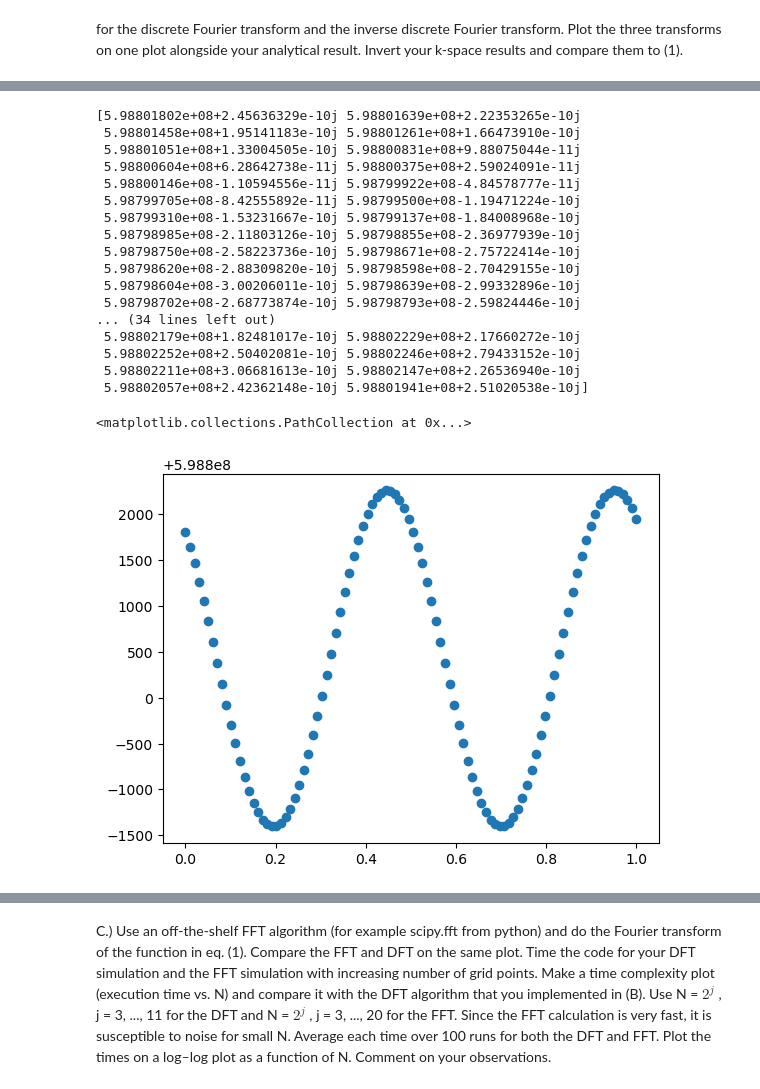
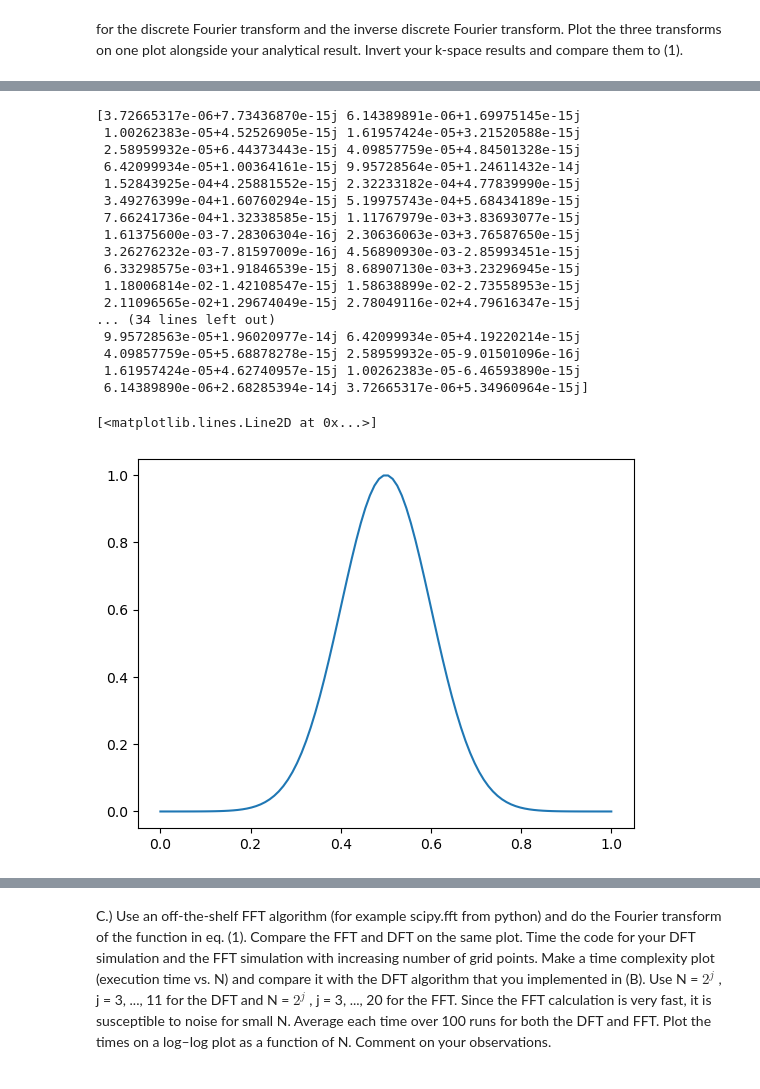
Before and after one commit to PolishJacob/ASTR5900_Projects, a Jupyter notebook: HW_05/Fourier.ipynb, the cells around one changed output, grey strips where cells are left out. Cells and saved outputs as stored; diff of their text form; code cells hidden in the pictures.

```diff
--- a/HW_05/Fourier.ipynb
+++ b/HW_05/Fourier.ipynb
@@ -26,7 +31,7 @@ def discrete_fourier(n_val):
     n_arr = m_arr
     Xm_arr = np.array([])
     for m in m_arr:
-        Xm = np.sum(np.exp((-50 * x_arr**2 + 50 * x_arr - (25/2)) - ((1J * 2 * np.pi * m * n_arr) / n_val)))
+        Xm = np.sum(np.exp((-50 * (x_arr - 0.5)**2) - ((1J * 2 * np.pi * m * n_arr) / n_val)))
         Xm_arr = np.append(Xm_arr, Xm)
 
     return x_arr, Xm_arr
@@ -39,7 +44,7 @@ def inverse_discrete_fourier(Xm_arr, n_val):
     n_arr = m_arr
     xn_arr = np.array([])
     for n in n_arr:
-        xn = np.sum(np.exp(Xm_arr + ((1J * 2 * np.pi * n * m_arr) / n_val))) / n_val
+        xn = np.sum(Xm_arr * np.exp(((1J * 2 * np.pi * n * m_arr) / n_val))) / n_val
         xn_arr = np.append(xn_arr, xn)
 
     return xn_arr
@@ -63,26 +69,26 @@ plt.xlim(0, 0.06)
 inv_x_100 = inverse_discrete_fourier(Xm_100, 100)
 print(inv_x_100)
 # %% [output]
-[5.98801802e+08+2.45636329e-10j 5.98801639e+08+2.22353265e-10j
- 5.98801458e+08+1.95141183e-10j 5.98801261e+08+1.66473910e-10j
- 5.98801051e+08+1.33004505e-10j 5.98800831e+08+9.88075044e-11j
- 5.98800604e+08+6.28642738e-11j 5.98800375e+08+2.59024091e-11j
- 5.98800146e+08-1.10594556e-11j 5.98799922e+08-4.84578777e-11j
- 5.98799705e+08-8.42555892e-11j 5.98799500e+08-1.19471224e-10j
- 5.98799310e+08-1.53231667e-10j 5.98799137e+08-1.84008968e-10j
- 5.98798985e+08-2.11803126e-10j 5.98798855e+08-2.36977939e-10j
- 5.98798750e+08-2.58223736e-10j 5.98798671e+08-2.75722414e-10j
- 5.98798620e+08-2.88309820e-10j 5.98798598e+08-2.70429155e-10j
- 5.98798604e+08-3.00206011e-10j 5.98798639e+08-2.99332896e-10j
- 5.98798702e+08-2.68773874e-10j 5.98798793e+08-2.59824446e-10j
+[3.72665317e-06+7.73436870e-15j 6.14389891e-06+1.69975145e-15j
+ 1.00262383e-05+4.52526905e-15j 1.61957424e-05+3.21520588e-15j
+ 2.58959932e-05+6.44373443e-15j 4.09857759e-05+4.84501328e-15j
+ 6.42099934e-05+1.00364161e-15j 9.95728564e-05+1.24611432e-14j
+ 1.52843925e-04+4.25881552e-15j 2.32233182e-04+4.77839990e-15j
+ 3.49276399e-04+1.60760294e-15j 5.19975743e-04+5.68434189e-15j
+ 7.66241736e-04+1.32338585e-15j 1.11767979e-03+3.83693077e-15j
+ 1.61375600e-03-7.28306304e-16j 2.30636063e-03+3.76587650e-15j
+ 3.26276232e-03-7.81597009e-16j 4.56890930e-03-2.85993451e-15j
+ 6.33298575e-03+1.91846539e-15j 8.68907130e-03+3.23296945e-15j
+ 1.18006814e-02-1.42108547e-15j 1.58638899e-02-2.73558953e-15j
+ 2.11096565e-02+1.29674049e-15j 2.78049116e-02+4.79616347e-15j
 ... (34 lines left out)
- 5.98802179e+08+1.82481017e-10j 5.98802229e+08+2.17660272e-10j
- 5.98802252e+08+2.50402081e-10j 5.98802246e+08+2.79433152e-10j
- 5.98802211e+08+3.06681613e-10j 5.98802147e+08+2.26536940e-10j
- 5.98802057e+08+2.42362148e-10j 5.98801941e+08+2.51020538e-10j]
+ 9.95728563e-05+1.96020977e-14j 6.42099934e-05+4.19220214e-15j
+ 4.09857759e-05+5.68878278e-15j 2.58959932e-05-9.01501096e-16j
+ 1.61957424e-05+4.62740957e-15j 1.00262383e-05-6.46593890e-15j
+ 6.14389890e-06+2.68285394e-14j 3.72665317e-06+5.34960964e-15j]
 # %%
 # Plot inverse discrete Fourier transform
-plt.scatter(x_100, abs(inv_x_100))
+plt.plot(x_100, abs(inv_x_100))
 # %% [output]
-<matplotlib.collections.PathCollection at 0x...>
+[<matplotlib.lines.Line2D at 0x...>]
-[figure, old version]
+[figure, new version]
```
Also changed, not shown: parts of 4 cells of this notebook.
